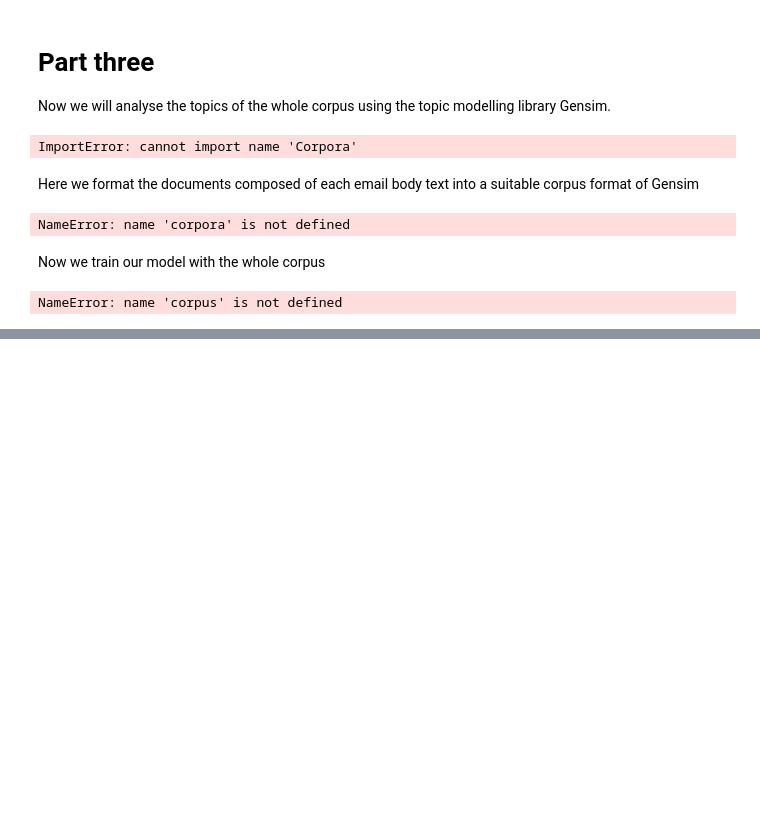
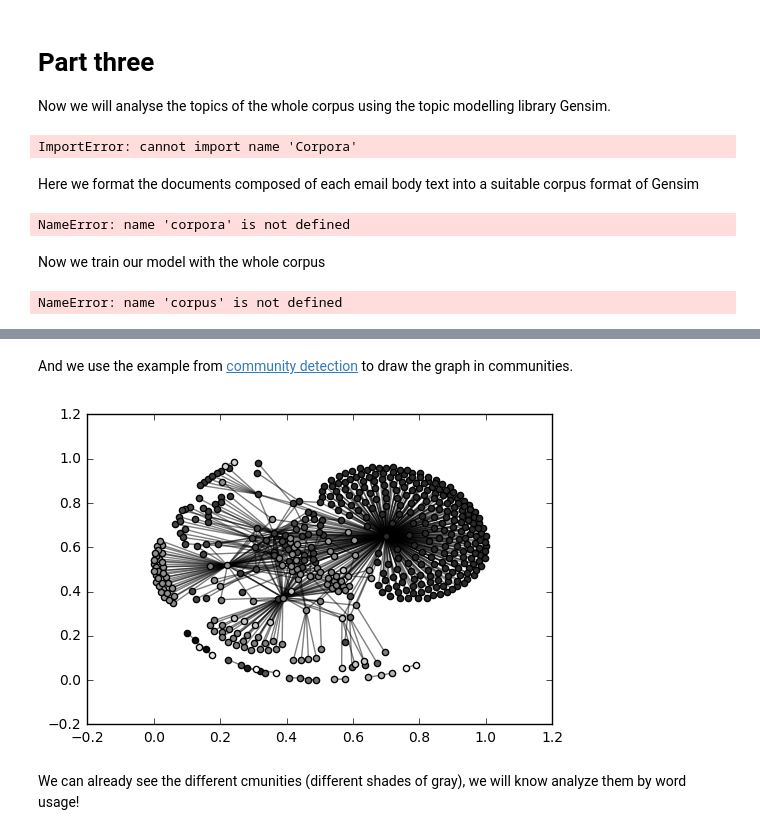
Before and after one commit to ThomVett/Homework, a Jupyter notebook: HW_05/Homework 5.ipynb, the cells around one changed output, grey strips where cells are left out. Saved outputs shown, nothing was run; the diff lists cells and outputs as text; code cells hidden in the pictures; blank space fills up the shorter version.

Commit message:
First part of bonus question

```diff
--- a/HW_05/Homework 5.ipynb
+++ b/HW_05/Homework 5.ipynb
@@ -254,0 +356,23 @@ For the graph analysis, we will first begin by taking each e-mail author, which
+# %%
+#first compute the best partition
+partition = community.best_partition(graph)
+# %% [markdown]
+And we use the example from [community detection](http://perso.crans.org/aynaud/communities/index.html) to draw the graph in communities.
+# %%
+size = float(len(set(partition.values())))
+pos = nx.spring_layout(graph)
+count = 0.
+for com in set(partition.values()) :
+    count = count + 1.
+    list_nodes = [nodes for nodes in partition.keys()
+                                if partition[nodes] == com]
+    nx.draw_networkx_nodes(graph, pos, list_nodes, node_size = 20,
+                                node_color = str(count / size))
+
+
+nx.draw_networkx_edges(graph,pos, alpha=0.5)
+plt.show()
+# %% [output]
+[figure, added]
+# %% [markdown]
+We can already see the different cmunities (different shades of gray), we will know analyze them by word usage!
```
Also changed, not shown: parts of 22 cells of this notebook.
